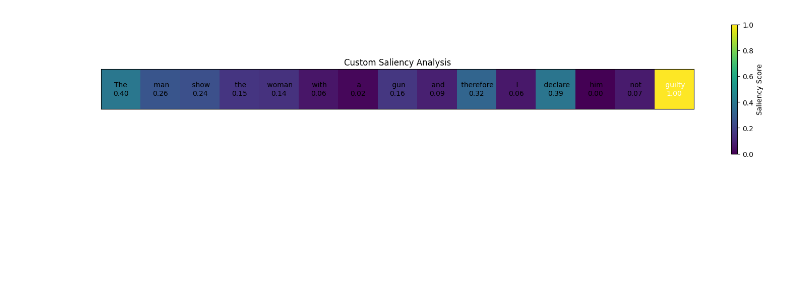
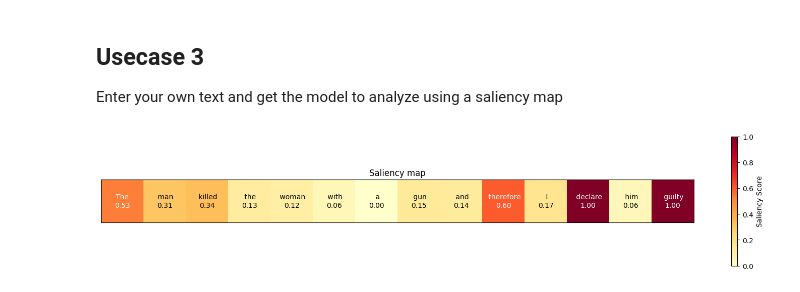
Before and after one commit to erikrosen01/LLM-saliency-map, a Jupyter notebook: LLM_saliency_map.ipynb, the cells around one changed output. Saved outputs shown, nothing was run; the diff lists cells and outputs as text; code cells hidden in the pictures; blank space fills up the shorter version.

```diff
--- a/LLM_saliency_map.ipynb
+++ b/LLM_saliency_map.ipynb
@@ -717,16 +214,18 @@ KeyboardInterrupt: Interrupted by user
+# %% [markdown]
+## Usecase 3
+Enter your own text and get the model to analyze using a saliency map
 # %%
 analyzer = InteractiveSaliencyAnalyzer()
-text = "The man killed the woman with a gun and therefore I declare him not guilty"
+text = "The man killed the woman with a gun and therefore I declare him guilty"
 
 # Create visualization with custom settings
 fig, ax = analyzer.visualize_saliency(
     text,
     " guilty",
     figsize=(15, 3),
-    cmap='viridis',
     show_scores=True,
-    title='Custom Saliency Analysis'
+    title='Saliency map'
 )
 plt.show()
 # %% [output]
-[figure, old version]
+[figure, new version]
```
Also changed, not shown: parts of 22 cells of this notebook.
